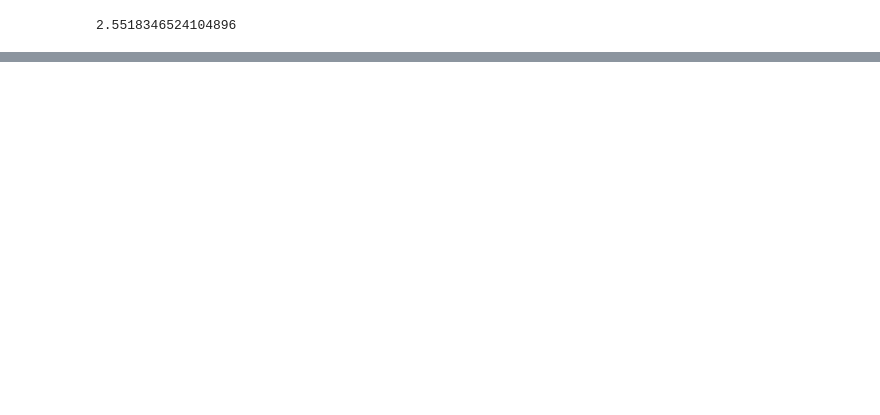
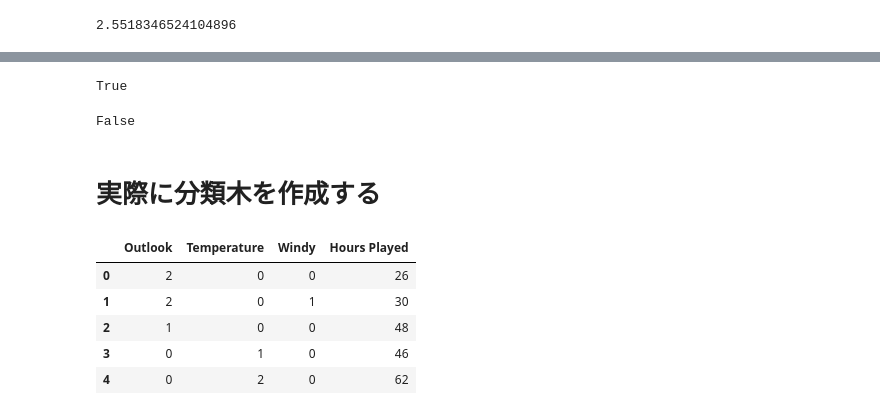
Before and after one commit to norifumi92/data_analysis_learning_module, a Jupyter notebook: Chapter8_決定木/Chapter9_決定木_2.ipynb, the cells around one changed output, grey strips where cells are left out. Saved outputs shown, nothing was run; the diff lists cells and outputs as text; code cells hidden in the pictures; blank space fills up the shorter version.

```diff
--- a/Chapter8_決定木/Chapter9_決定木_2.ipynb
+++ b/Chapter8_決定木/Chapter9_決定木_2.ipynb
@@ -59,0 +105,10 @@ print(SDR)
+# %%
+cv_check(data2_Out)
+# %% [output]
+True
+# %%
+cv_check(data3_Out)
+# %% [output]
+False
+# %% [markdown]
+# 実際に分類木を作成する
@@ -59,0 +120,15 @@ print(SDR)
+# %%
+data['Outlook'] = data['Outlook'].replace('Sunny', 0)
+data['Outlook'] = data['Outlook'].replace('Overcast', 1)
+data['Outlook'] = data['Outlook'].replace('Rainy', 2)
+data['Temperature'] = data['Temperature'].replace('Hot', 0)
+data['Temperature'] = data['Temperature'].replace('Mild', 1)
+data['Temperature'] = data['Temperature'].replace('Cool', 2)
+data.head()
+# %% [output]
+|  | Outlook | Temperature | Windy | Hours Played |
+| 0 | 2 | 0 | 0 | 26 |
+| 1 | 2 | 0 | 1 | 30 |
+| 2 | 1 | 0 | 0 | 48 |
+| 3 | 0 | 1 | 0 | 46 |
+| 4 | 0 | 2 | 0 | 62 |
```
Also changed, not shown: parts of 19 cells of this notebook, 3 other files.
